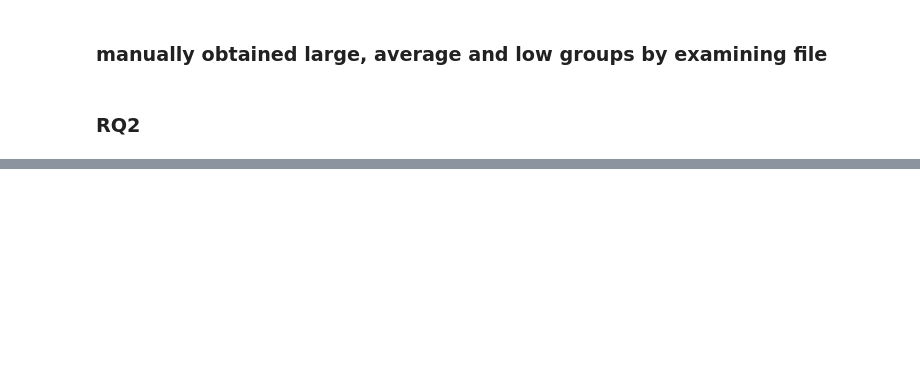
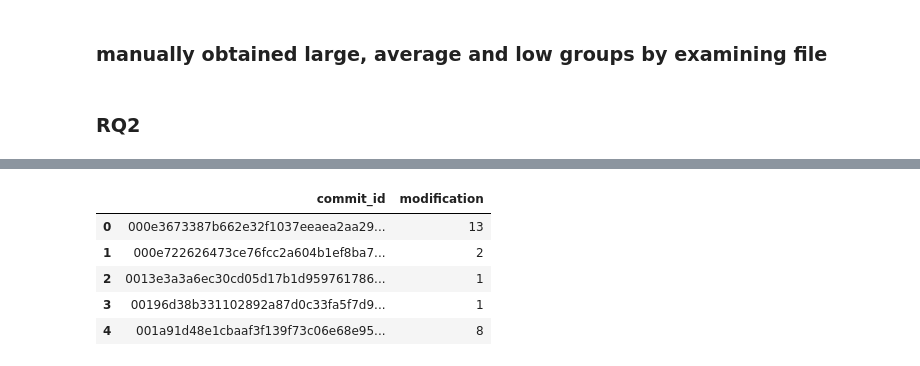
Before and after one commit to tiemonl/CSC640FinalProject, a Jupyter notebook: csc640_proj.ipynb, the cells around one changed output, grey strips where cells are left out. Cells and saved outputs as stored; diff of their text form; code cells hidden in the pictures; blank space fills up the shorter version.

```diff
--- a/csc640_proj.ipynb
+++ b/csc640_proj.ipynb
@@ -153,0 +196,10 @@ low_projects = commit_messages_final.loc[commit_messages_final['project_id'].isi
+# %%
+#files_changed_count = pd.merge(files_changed_count,commit_messages_final[['final_sentiment']],on='commit_id')
+files_changed_count.head()
+# %% [output]
+|  | commit_id | modification |
+| 0 | 000e3673387b662e32f1037eeaea2aa29... | 13 |
+| 1 | 000e722626473ce76fcc2a604b1ef8ba7... | 2 |
+| 2 | 0013e3a3a6ec30cd05d17b1d959761786... | 1 |
+| 3 | 00196d38b331102892a87d0c33fa5f7d9... | 1 |
+| 4 | 001a91d48e1cbaaf3f139f73c06e68e95... | 8 |
```
Also changed, not shown: parts of 7 cells of this notebook.
